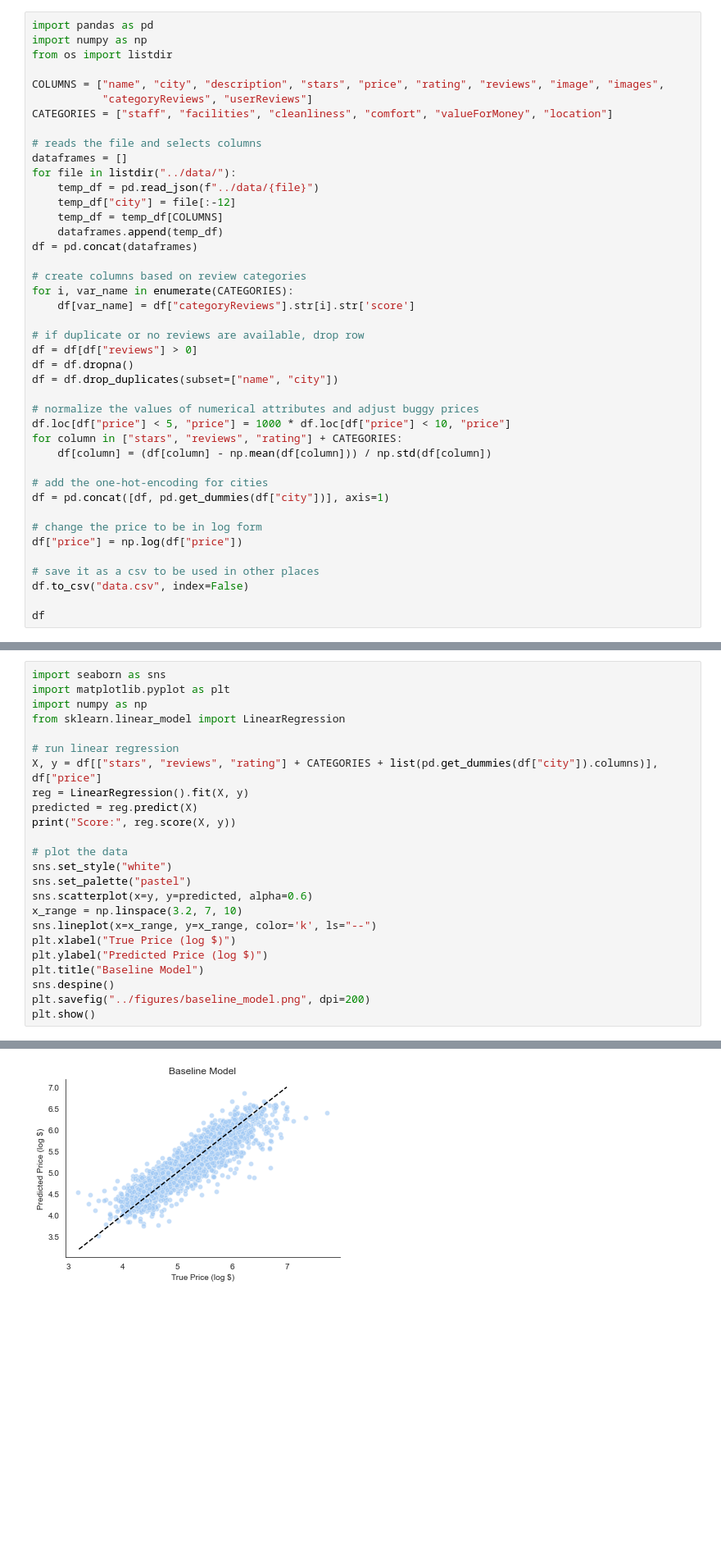
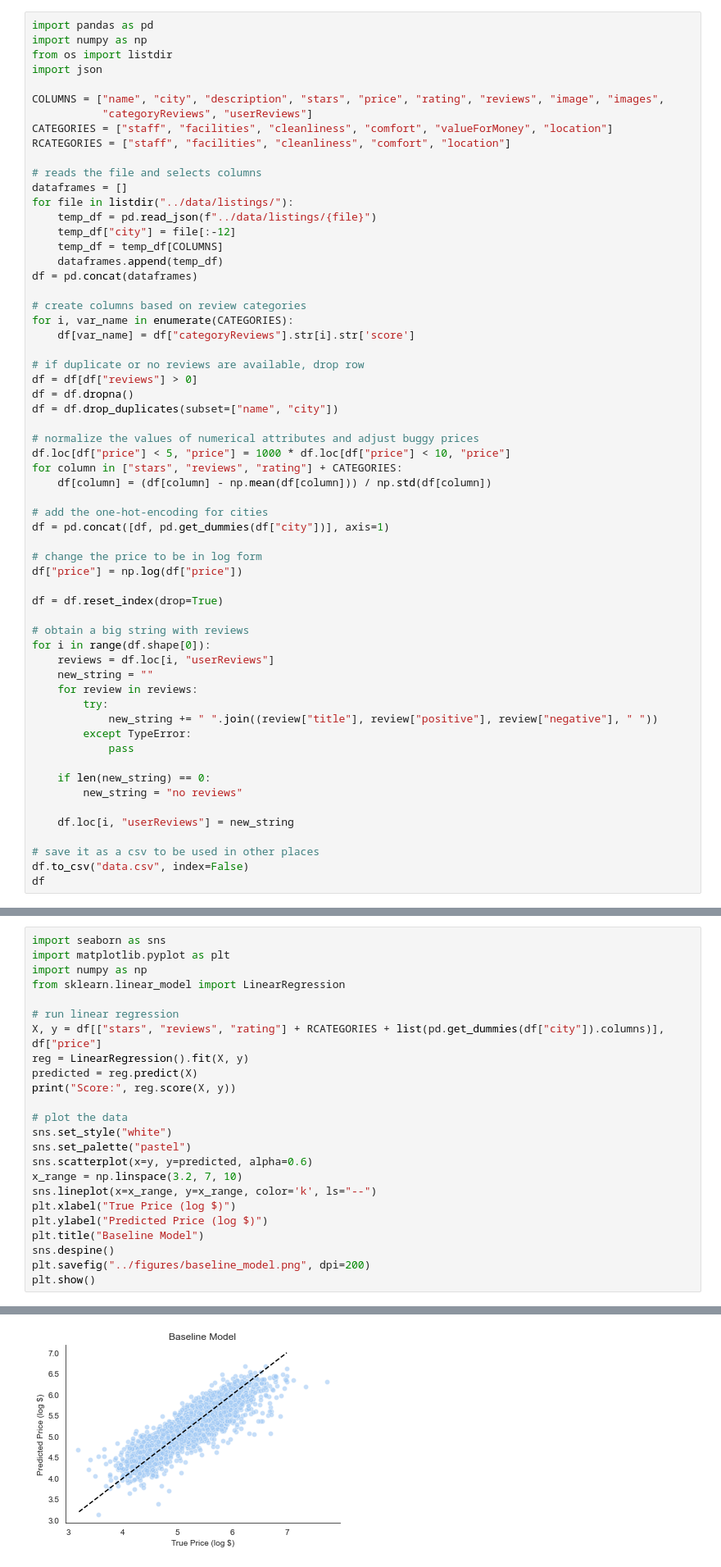
Before and after one commit to john-zhang-uoft/hotel_price_prediction, a Jupyter notebook: src/extract_json.ipynb, the cells around one changed output, grey strips where cells are left out. Shown: that part at 82% size. Cells and saved outputs as stored; diff of their text form; blank space fills up the shorter version.

```diff
--- a/src/extract_json.ipynb
+++ b/src/extract_json.ipynb
@@ -2,15 +2,17 @@
 import pandas as pd
 import numpy as np
 from os import listdir
+import json
 
 COLUMNS = ["name", "city", "description", "stars", "price", "rating", "reviews", "image", "images",
            "categoryReviews", "userReviews"]
 CATEGORIES = ["staff", "facilities", "cleanliness", "comfort", "valueForMoney", "location"]
+RCATEGORIES = ["staff", "facilities", "cleanliness", "comfort", "location"]
 
 # reads the file and selects columns
 dataframes = []
-for file in listdir("../data/"):
-    temp_df = pd.read_json(f"../data/{file}")
+for file in listdir("../data/listings/"):
+    temp_df = pd.read_json(f"../data/listings/{file}")
     temp_df["city"] = file[:-12]
     temp_df = temp_df[COLUMNS]
     dataframes.append(temp_df)
@@ -36,9 +38,25 @@ df = pd.concat([df, pd.get_dummies(df["city"])], axis=1)
 # change the price to be in log form
 df["price"] = np.log(df["price"])
 
+df = df.reset_index(drop=True)
+
+# obtain a big string with reviews
+for i in range(df.shape[0]):
+    reviews = df.loc[i, "userReviews"]
+    new_string = ""
+    for review in reviews:
+        try:
+            new_string += " ".join((review["title"], review["positive"], review["negative"], " "))
+        except TypeError:
+            pass
+
+    if len(new_string) == 0:
+        new_string = "no reviews"
+
+    df.loc[i, "userReviews"] = new_string
+
 # save it as a csv to be used in other places
 df.to_csv("data.csv", index=False)
-
 df
 # %% [output]
 |  | name | city | description | stars | price | rating | reviews | image | images | categoryReviews | ... |
@@ -61,7 +83,7 @@ import numpy as np
 from sklearn.linear_model import LinearRegression
 
 # run linear regression
-X, y = df[["stars", "reviews", "rating"] + CATEGORIES + list(pd.get_dummies(df["city"]).columns)], df["price"]
+X, y = df[["stars", "reviews", "rating"] + RCATEGORIES + list(pd.get_dummies(df["city"]).columns)], df["price"]
 reg = LinearRegression().fit(X, y)
 predicted = reg.predict(X)
 print("Score:", reg.score(X, y))
@@ -83 +105 @@ Score: 0.794460202082744
-[figure, old version]
+[figure, new version]
```
Also changed, not shown: parts of 5 cells of this notebook, 35 other files.
